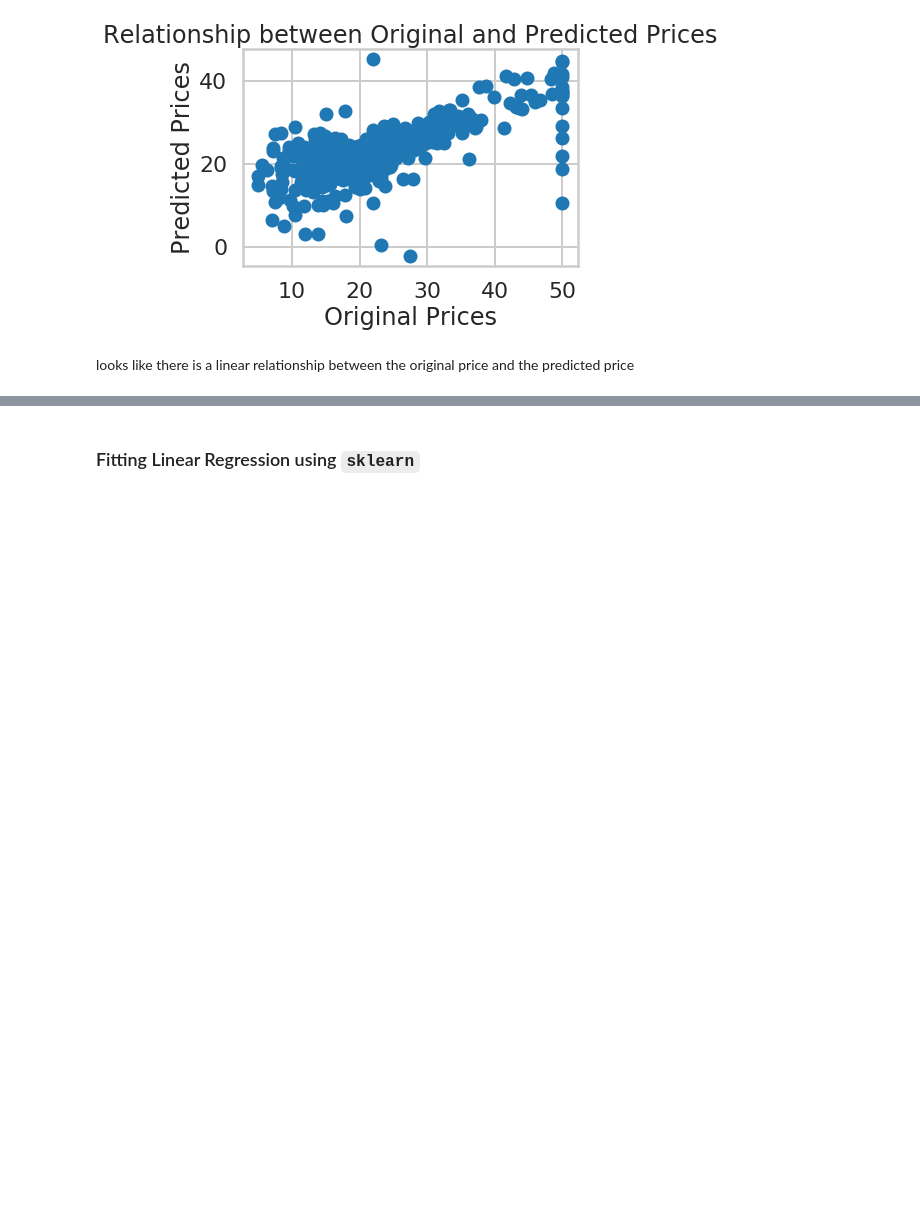
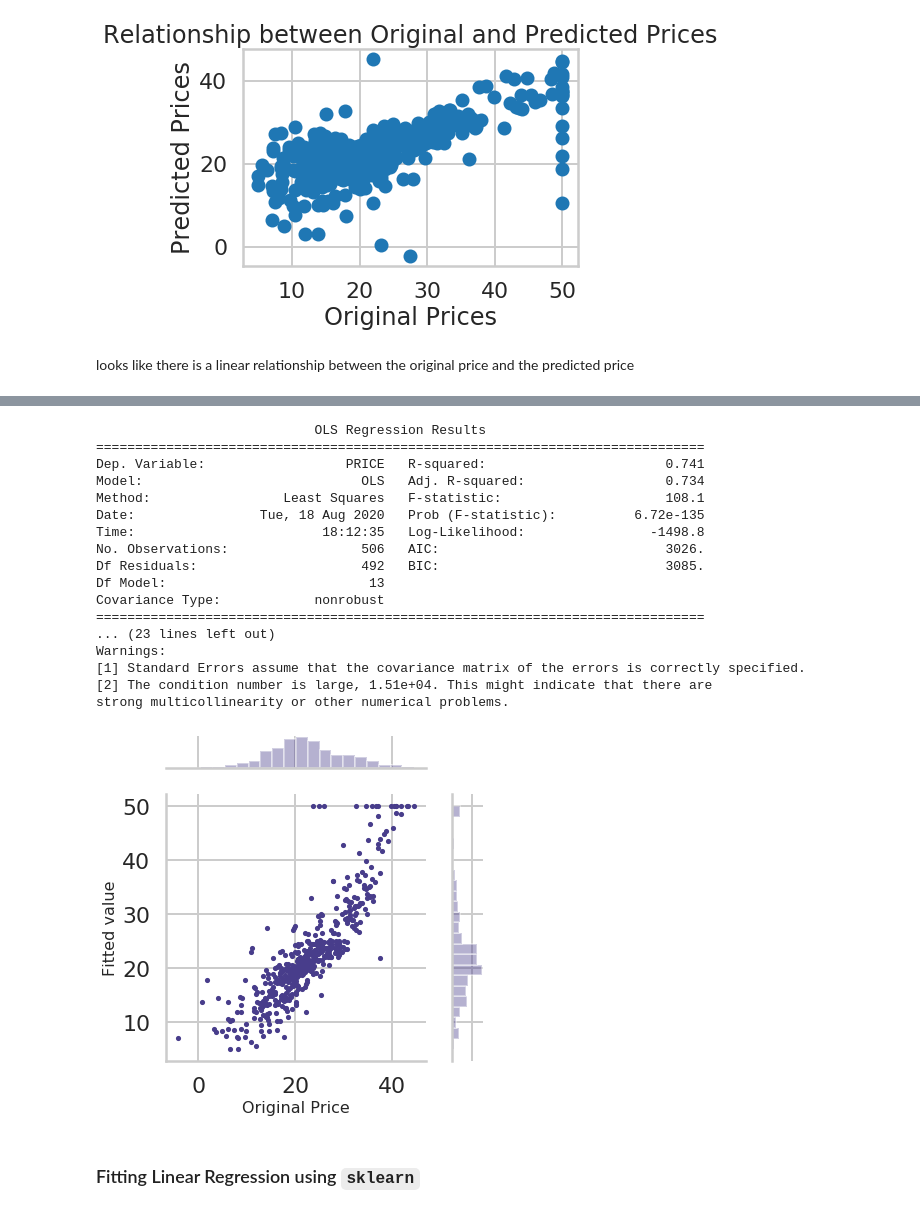
Before and after one commit to shabnami/Data-Science, a Jupyter notebook: linear_regression_project/Mini_Project_Linear_Regression.ipynb, the cells around one changed output, grey strips where cells are left out. Drawn from its saved outputs; the diff is of its cells as text; code cells hidden in the pictures; blank space fills up the shorter version.

```diff
--- a/linear_regression_project/Mini_Project_Linear_Regression.ipynb
+++ b/linear_regression_project/Mini_Project_Linear_Regression.ipynb
@@ -446,3 +478,31 @@ looks like there is a linear relationship between the original price and the pre
+# %%
+m2 = ols('PRICE ~ CRIM+ZN+INDUS+CHAS+NOX+RM+AGE+DIS+RAD+TAX+PTRATIO+B+LSTAT',bos).fit()
+print(m2.summary())
+h=sns.jointplot( m2.fittedvalues,bos['PRICE'],color='darkslateblue',s=10)
+h.set_axis_labels('Original Price', 'Fitted value', fontsize=16)
+h.ax_marg_y.grid('on')
+plt.tight_layout()
+
+plt.show()
+# %% [output]
+                            OLS Regression Results
+==============================================================================
+Dep. Variable:                  PRICE   R-squared:                       0.741
+Model:                            OLS   Adj. R-squared:                  0.734
+Method:                 Least Squares   F-statistic:                     108.1
+Date:                Tue, 18 Aug 2020   Prob (F-statistic):          6.72e-135
+Time:                        18:12:35   Log-Likelihood:                -1498.8
+No. Observations:                 506   AIC:                             3026.
+Df Residuals:                     492   BIC:                             3085.
+Df Model:                          13
+Covariance Type:            nonrobust
+==============================================================================
+... (23 lines left out)
+Warnings:
+[1] Standard Errors assume that the covariance matrix of the errors is correctly specified.
+[2] The condition number is large, 1.51e+04. This might indicate that there are
+strong multicollinearity or other numerical problems.
+[figure, added]
 # %% [markdown]
 ### Fitting Linear Regression using `sklearn`
 # %%
```
Also changed, not shown: parts of 47 cells of this notebook.
